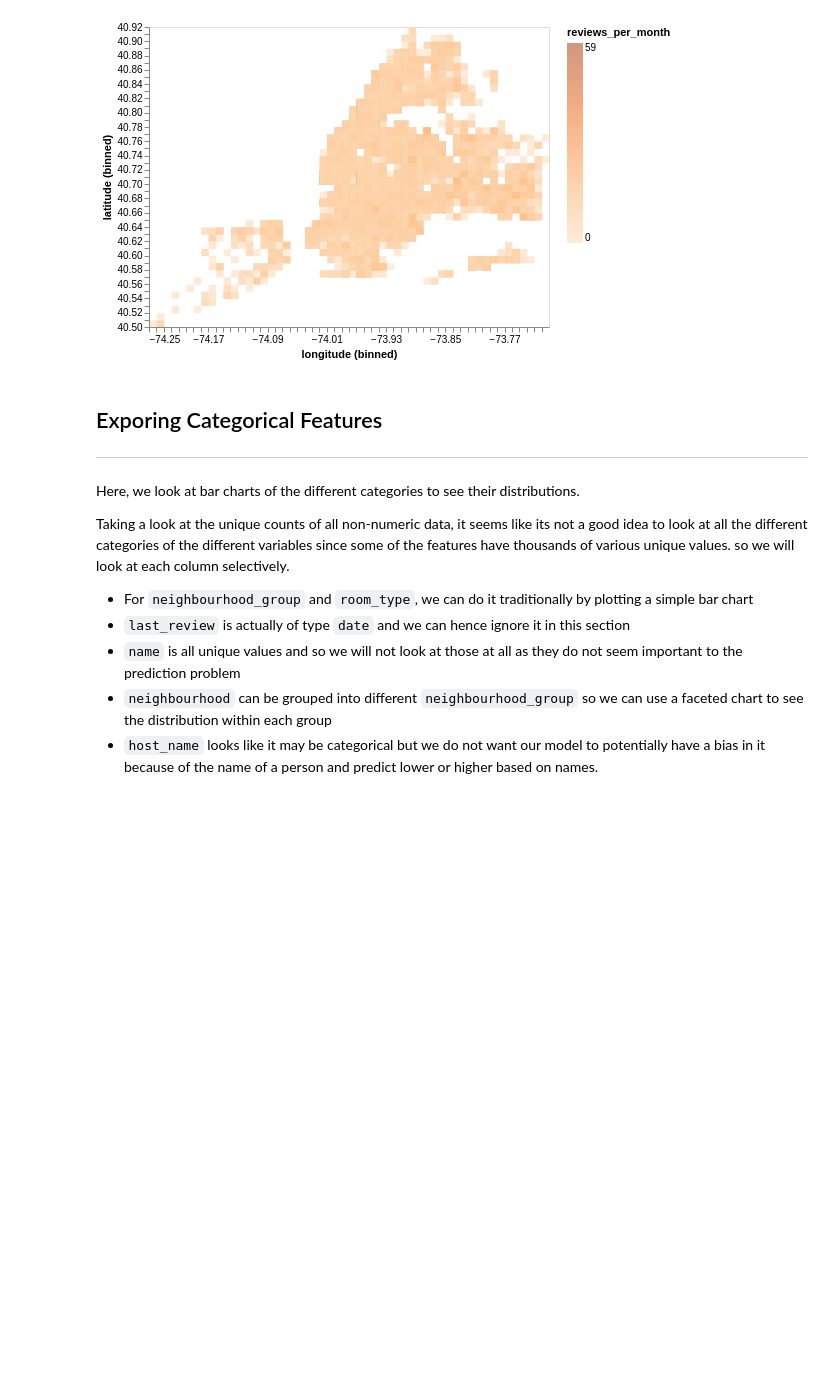
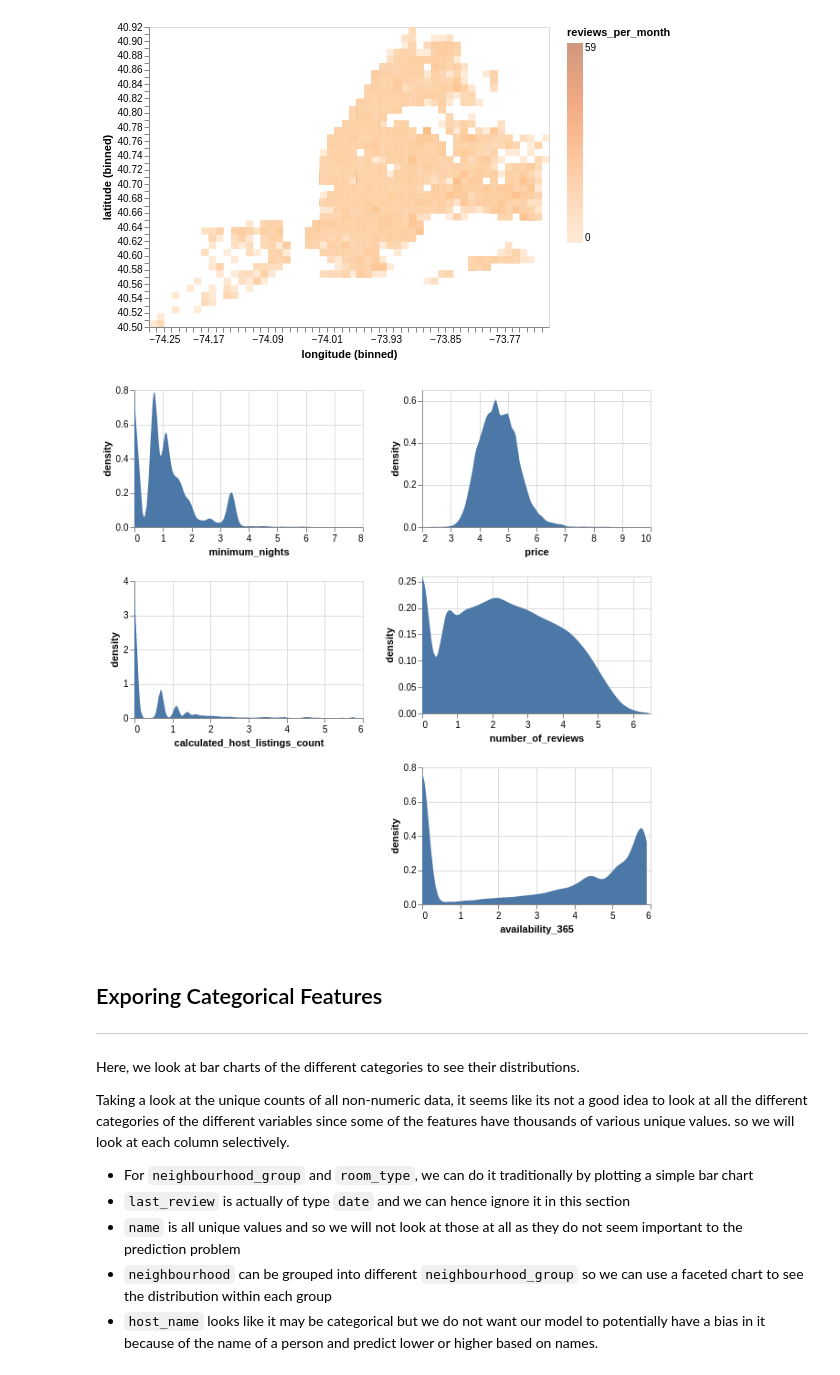
Before and after one commit to UBC-MDS/NYC_airbnb_notebook, a Jupyter notebook: lab4_waiel.ipynb, the cells around one changed output. Cells and saved outputs as stored; diff of their text form; code cells hidden in the pictures; blank space fills up the shorter version.

```diff
--- a/lab4_waiel.ipynb
+++ b/lab4_waiel.ipynb
@@ -296,6 +307,37 @@ alt.Chart(data).mark_rect(opacity = 0.5).encode(
     alt.Color('reviews_per_month',scale=alt.Scale(scheme = 'oranges')))
 # %% [output]
 [figure]
+# %%
+log_numerical_features = ['price', 'minimum_nights', 'number_of_reviews', 'calculated_host_listings_count', 'availability_365']
+charts = []
+even_chart = None
+odd_chart = None
+
+for count, column in enumerate(log_numerical_features):
+    temp = alt.Chart(train_df[log_numerical_features].apply(np.log)).transform_density(
+        column,
+        as_=[column, 'density']
+    ).mark_area().encode(
+        alt.X(column, type='quantitative'),
+        alt.Y('density:Q')
+    ).properties(
+        height=150,
+        width=250
+    )
+    if count%2:
+        if odd_chart != None:
+            odd_chart = odd_chart & temp
+        else:
+            odd_chart = temp
+    else:
+        if even_chart != None:
+            even_chart = even_chart & temp
+        else:
+            even_chart = temp
+
+odd_chart | even_chart
+# %% [output]
+[figure, added]
 # %% [markdown]
 ## Exporing Categorical Features
 ---
```
Also changed, not shown: parts of 19 cells of this notebook, 1 other file.
